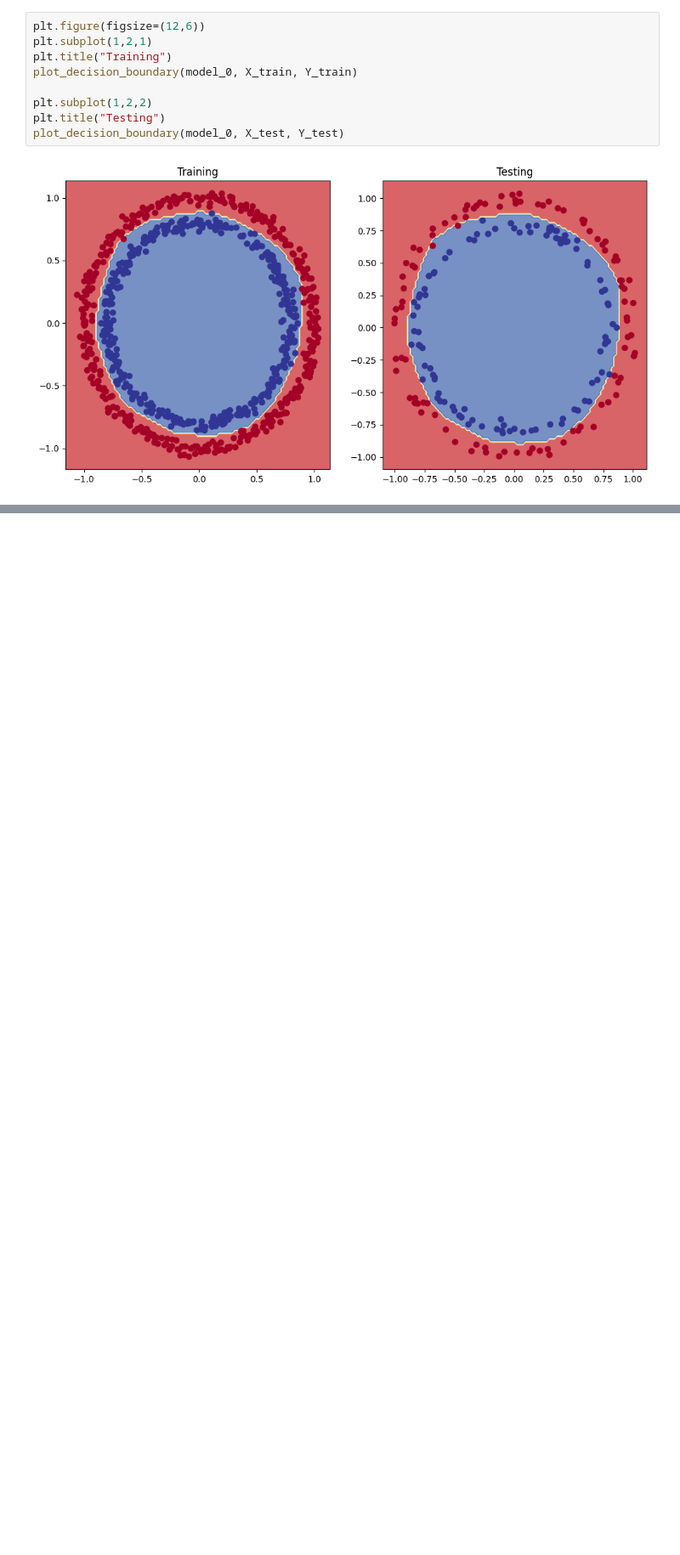
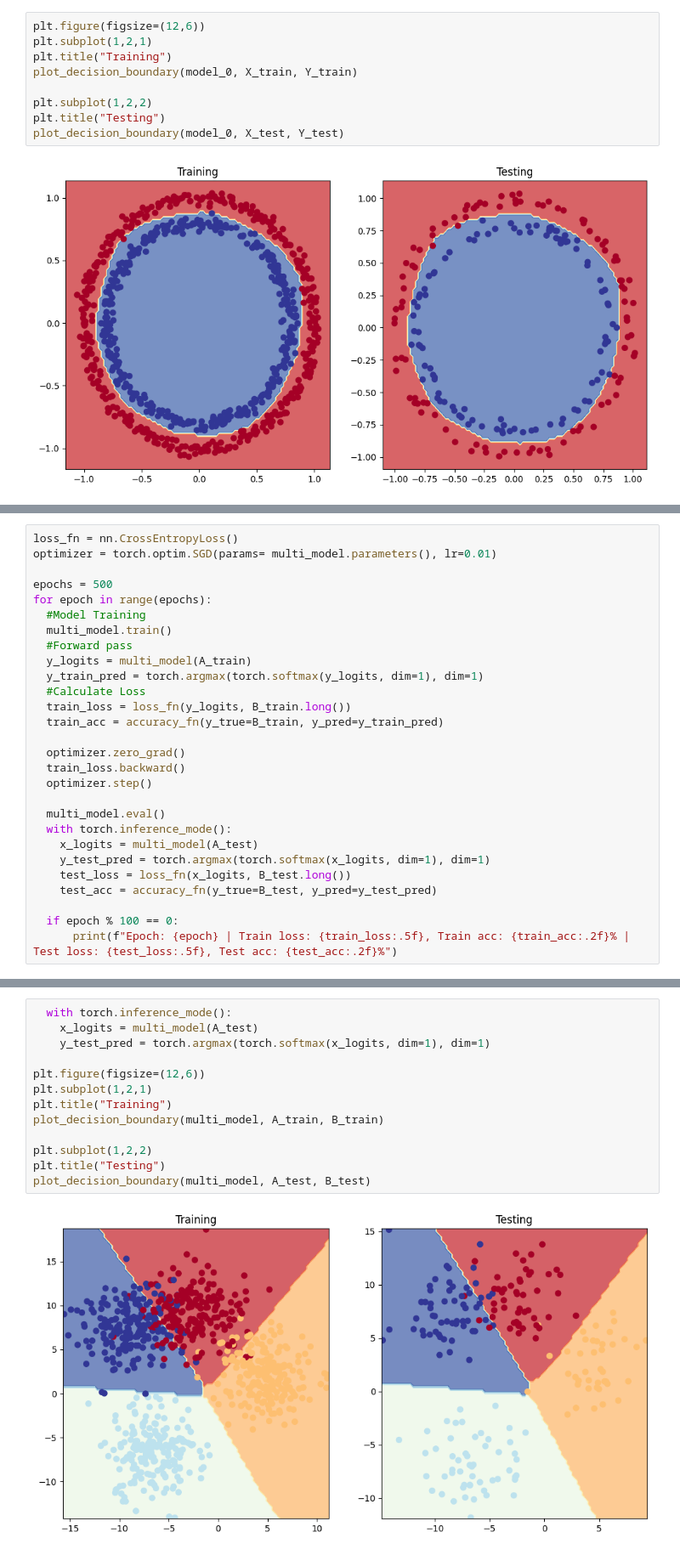
Before and after one commit to Ephraimosse9/Pytorch-course-on-UDEMY--Notes-and-Codes, a Jupyter notebook: 02_neural_network_classification_with_pytorch.ipynb, the cells around one changed output, grey strips where cells are left out. Shown at 85% size. Cells and saved outputs as stored; diff of their text form; blank space fills up the shorter version.

```diff
--- a/02_neural_network_classification_with_pytorch.ipynb
+++ b/02_neural_network_classification_with_pytorch.ipynb
@@ -196,0 +263,28 @@ plot_decision_boundary(model_0, X_test, Y_test)
+# %%
+loss_fn = nn.CrossEntropyLoss()
+optimizer = torch.optim.SGD(params= multi_model.parameters(), lr=0.01)
+
+epochs = 500
+for epoch in range(epochs):
+  #Model Training
+  multi_model.train()
+  #Forward pass
+  y_logits = multi_model(A_train)
+  y_train_pred = torch.argmax(torch.softmax(y_logits, dim=1), dim=1)
+  #Calculate Loss
+  train_loss = loss_fn(y_logits, B_train.long())
+  train_acc = accuracy_fn(y_true=B_train, y_pred=y_train_pred)
+
+  optimizer.zero_grad()
+  train_loss.backward()
+  optimizer.step()
+
+  multi_model.eval()
+  with torch.inference_mode():
+    x_logits = multi_model(A_test)
+    y_test_pred = torch.argmax(torch.softmax(x_logits, dim=1), dim=1)
+    test_loss = loss_fn(x_logits, B_test.long())
+    test_acc = accuracy_fn(y_true=B_test, y_pred=y_test_pred)
+
+  if epoch % 100 == 0:
+      print(f"Epoch: {epoch} | Train loss: {train_loss:.5f}, Train acc: {train_acc:.2f}% | Test loss: {test_loss:.5f}, Test acc: {test_acc:.2f}%")
@@ -196,0 +297,15 @@ plot_decision_boundary(model_0, X_test, Y_test)
+# %%
+  with torch.inference_mode():
+    x_logits = multi_model(A_test)
+    y_test_pred = torch.argmax(torch.softmax(x_logits, dim=1), dim=1)
+
+plt.figure(figsize=(12,6))
+plt.subplot(1,2,1)
+plt.title("Training")
+plot_decision_boundary(multi_model, A_train, B_train)
+
+plt.subplot(1,2,2)
+plt.title("Testing")
+plot_decision_boundary(multi_model, A_test, B_test)
+# %% [output]
+[figure, added]
```
Also changed, not shown: parts of 13 cells of this notebook.
